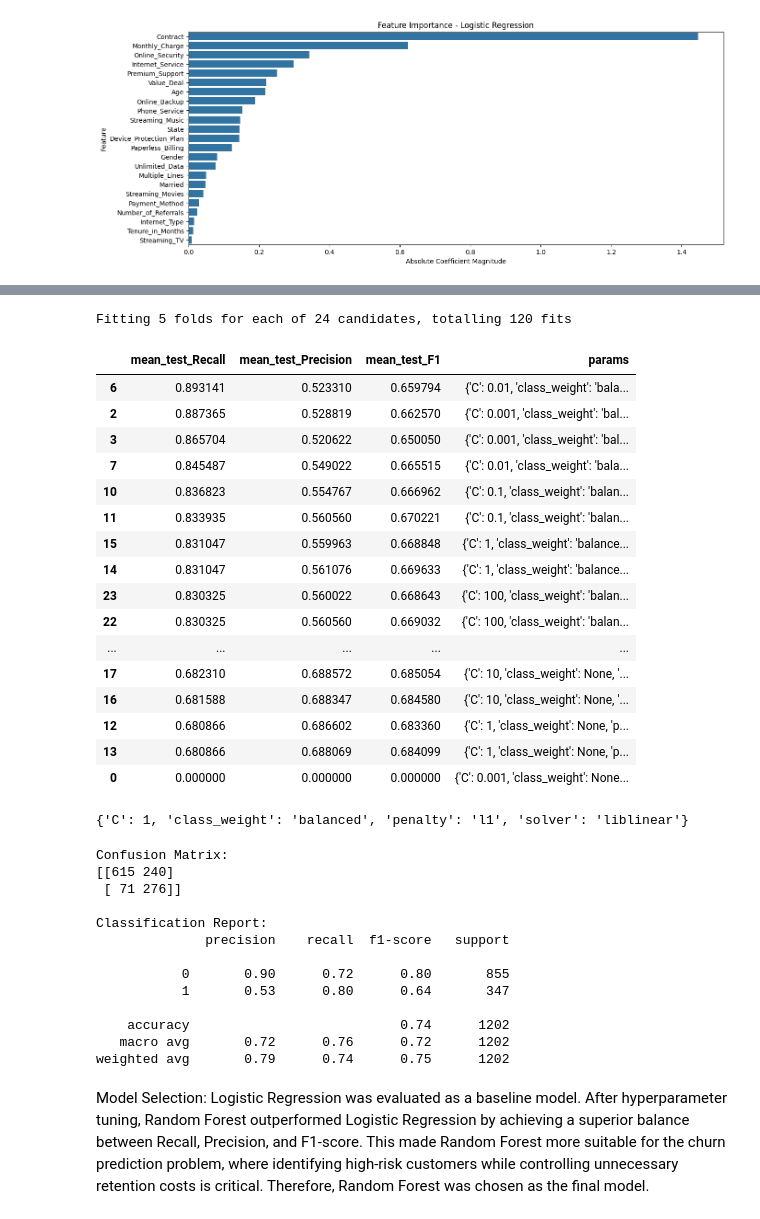
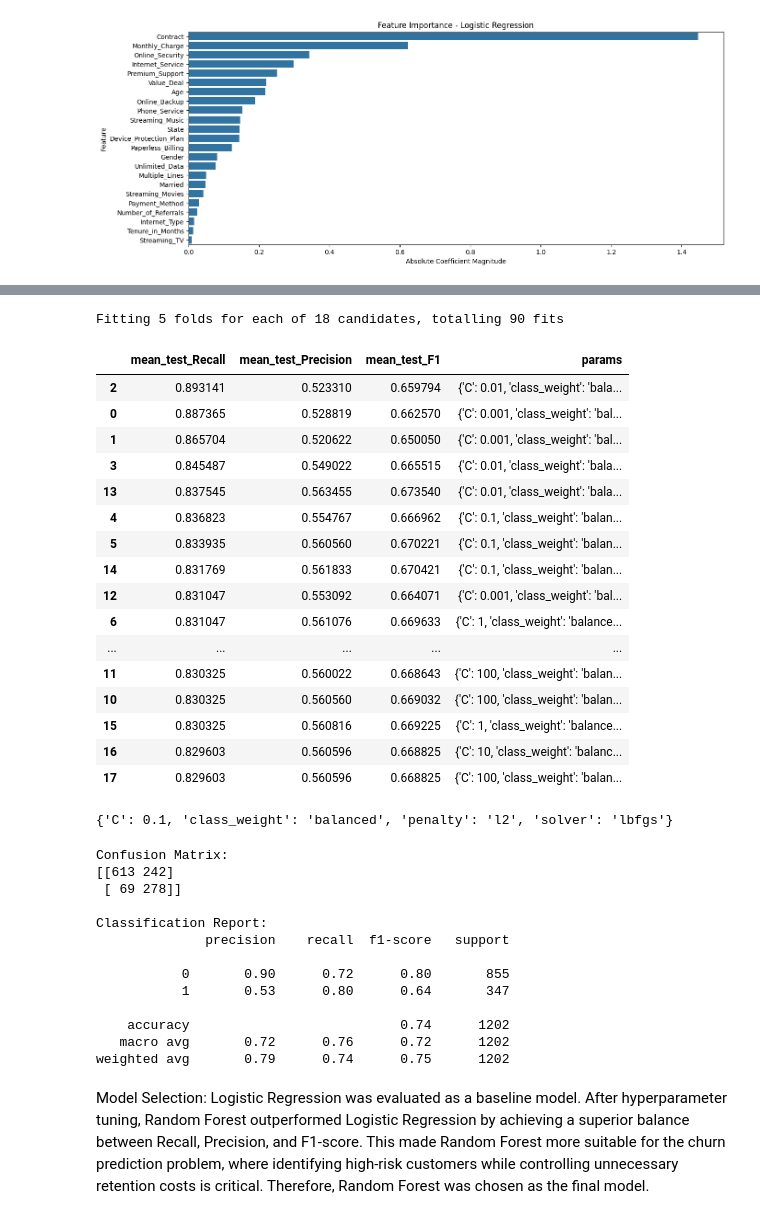
Before and after one commit to anujoshi107/Churn-Analysis, a Jupyter notebook: lr_churn.ipynb, the cells around one changed output, grey strips where cells are left out. Cells and saved outputs as stored; diff of their text form; code cells hidden in the pictures.

```diff
--- a/lr_churn.ipynb
+++ b/lr_churn.ipynb
@@ -237,13 +257,20 @@ lr = LogisticRegression(
 )
 
 # Hyperparameter Grid
-param_grid = {
-    'C': [0.001, 0.01, 0.1, 1, 10, 100],
-    'penalty': ['l1', 'l2'],
-    'solver': ['liblinear'],
-    'class_weight': [None, 'balanced']
-}
-
+param_grid = [
+    {
+        'solver': ['liblinear'],
+        'penalty': ['l1', 'l2'],
+        'C': [0.001, 0.01, 0.1, 1, 10, 100],
+        'class_weight': ['balanced']
+    },
+    {
+        'solver': ['lbfgs'],
+        'penalty': ['l2'],
+        'C': [0.001, 0.01, 0.1, 1, 10, 100],
+        'class_weight': ['balanced']
+    }
+]
 # Grid Search
 grid_search = GridSearchCV(
     estimator=lr,
@@ -266,56 +293,56 @@ grid_search.fit(X_train, y_train)
 # Store Results
 results = pd.DataFrame(grid_search.cv_results_)
 # %% [output]
-Fitting 5 folds for each of 24 candidates, totalling 120 fits
+Fitting 5 folds for each of 18 candidates, totalling 90 fits
 # %%
 top_recall = results[
     [
         'mean_test_Recall',
         'mean_test_Precision',
         'mean_test_F1',
         'params'
     ]
 ].sort_values(
     by='mean_test_Recall',
     ascending=False
 )
 
 # Display Top 30 Models
-final_top = top_recall.head(24)
+final_top = top_recall.head(30)
 
 final_top
 # %% [output]
 |  | mean_test_Recall | mean_test_Precision | mean_test_F1 | params |
-| 6 | 0.893141 | 0.523310 | 0.659794 | {'C': 0.01, 'class_weight': 'bala... |
-| 2 | 0.887365 | 0.528819 | 0.662570 | {'C': 0.001, 'class_weight': 'bal... |
-| 3 | 0.865704 | 0.520622 | 0.650050 | {'C': 0.001, 'class_weight': 'bal... |
-| 7 | 0.845487 | 0.549022 | 0.665515 | {'C': 0.01, 'class_weight': 'bala... |
-| 10 | 0.836823 | 0.554767 | 0.666962 | {'C': 0.1, 'class_weight': 'balan... |
-| 11 | 0.833935 | 0.560560 | 0.670221 | {'C': 0.1, 'class_weight': 'balan... |
-| 15 | 0.831047 | 0.559963 | 0.668848 | {'C': 1, 'class_weight': 'balance... |
-| 14 | 0.831047 | 0.561076 | 0.669633 | {'C': 1, 'class_weight': 'balance... |
-| 23 | 0.830325 | 0.560022 | 0.668643 | {'C': 100, 'class_weight': 'balan... |
-| 22 | 0.830325 | 0.560560 | 0.669032 | {'C': 100, 'class_weight': 'balan... |
+| 2 | 0.893141 | 0.523310 | 0.659794 | {'C': 0.01, 'class_weight': 'bala... |
+| 0 | 0.887365 | 0.528819 | 0.662570 | {'C': 0.001, 'class_weight': 'bal... |
+| 1 | 0.865704 | 0.520622 | 0.650050 | {'C': 0.001, 'class_weight': 'bal... |
+| 3 | 0.845487 | 0.549022 | 0.665515 | {'C': 0.01, 'class_weight': 'bala... |
+| 13 | 0.837545 | 0.563455 | 0.673540 | {'C': 0.01, 'class_weight': 'bala... |
+| 4 | 0.836823 | 0.554767 | 0.666962 | {'C': 0.1, 'class_weight': 'balan... |
+| 5 | 0.833935 | 0.560560 | 0.670221 | {'C': 0.1, 'class_weight': 'balan... |
+| 14 | 0.831769 | 0.561833 | 0.670421 | {'C': 0.1, 'class_weight': 'balan... |
+| 12 | 0.831047 | 0.553092 | 0.664071 | {'C': 0.001, 'class_weight': 'bal... |
+| 6 | 0.831047 | 0.561076 | 0.669633 | {'C': 1, 'class_weight': 'balance... |
 | ... | ... | ... | ... | ... |
-| 17 | 0.682310 | 0.688572 | 0.685054 | {'C': 10, 'class_weight': None, '... |
-| 16 | 0.681588 | 0.688347 | 0.684580 | {'C': 10, 'class_weight': None, '... |
-| 12 | 0.680866 | 0.686602 | 0.683360 | {'C': 1, 'class_weight': None, 'p... |
-| 13 | 0.680866 | 0.688069 | 0.684099 | {'C': 1, 'class_weight': None, 'p... |
-| 0 | 0.000000 | 0.000000 | 0.000000 | {'C': 0.001, 'class_weight': None... |
+| 11 | 0.830325 | 0.560022 | 0.668643 | {'C': 100, 'class_weight': 'balan... |
+| 10 | 0.830325 | 0.560560 | 0.669032 | {'C': 100, 'class_weight': 'balan... |
+| 15 | 0.830325 | 0.560816 | 0.669225 | {'C': 1, 'class_weight': 'balance... |
+| 16 | 0.829603 | 0.560596 | 0.668825 | {'C': 10, 'class_weight': 'balanc... |
+| 17 | 0.829603 | 0.560596 | 0.668825 | {'C': 100, 'class_weight': 'balan... |
 # %%
 final_top.loc[14]["params"]
 # %% [output]
-{'C': 1, 'class_weight': 'balanced', 'penalty': 'l1', 'solver': 'liblinear'}
+{'C': 0.1, 'class_weight': 'balanced', 'penalty': 'l2', 'solver': 'lbfgs'}
 # %%
 from sklearn.linear_model import LogisticRegression
 from sklearn.metrics import confusion_matrix, classification_report
 
 # Initialize Logistic Regression with selected hyperparameters
 lr_model = LogisticRegression(
-    C=1,
+    C=0.1,
     class_weight='balanced',
-    penalty='l1',
-    solver='liblinear',
+    penalty='l2',
+    solver='lbfgs',
     random_state=42,
     max_iter=1000
 )
@@ -334,8 +361,8 @@ print("\nClassification Report:")
 print(classification_report(y_test, y_pred))
 # %% [output]
 Confusion Matrix:
-[[615 240]
- [ 71 276]]
+[[613 242]
+ [ 69 278]]
 
 Classification Report:
               precision    recall  f1-score   support
```
Also changed, not shown: parts of 4 cells of this notebook, 4 other files.
